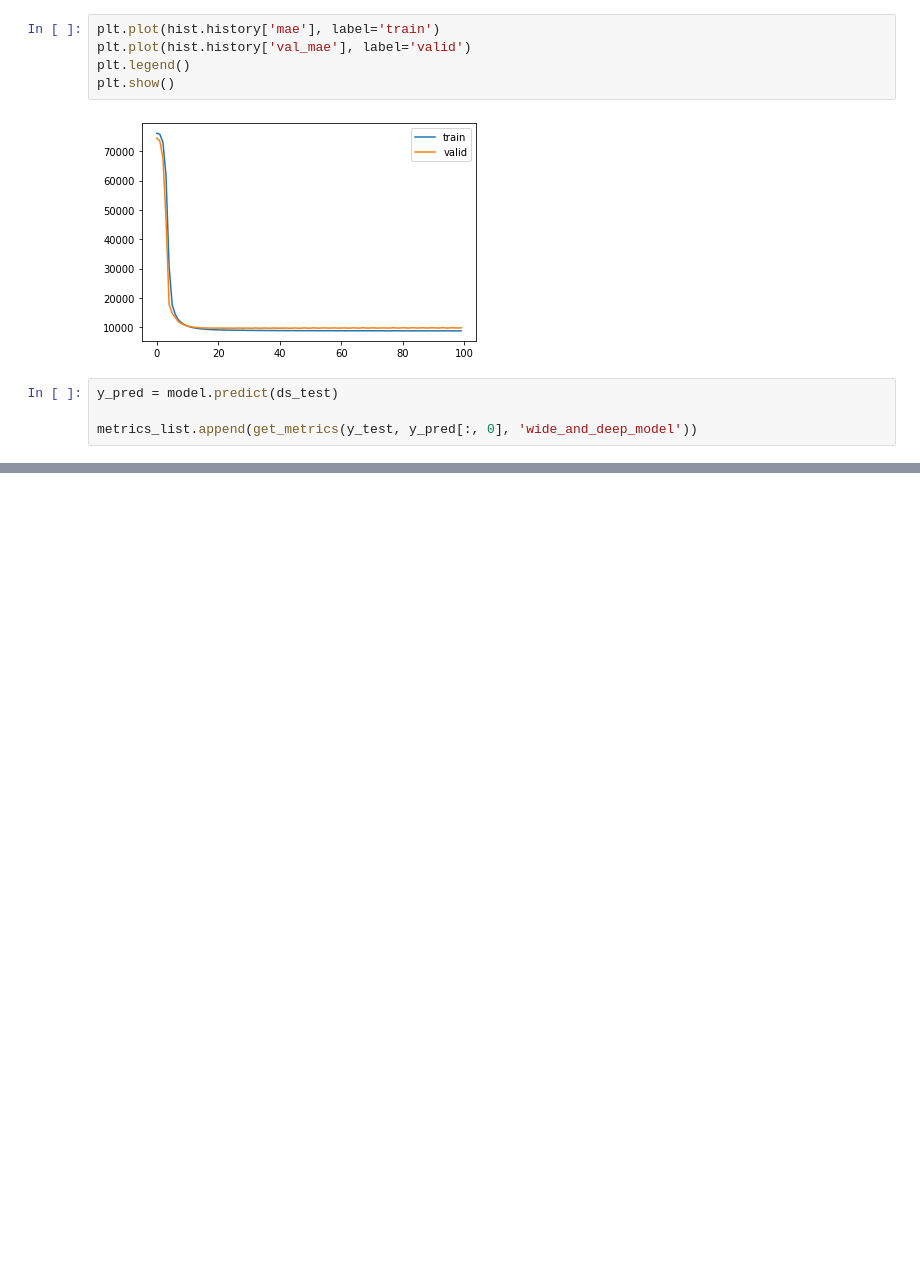
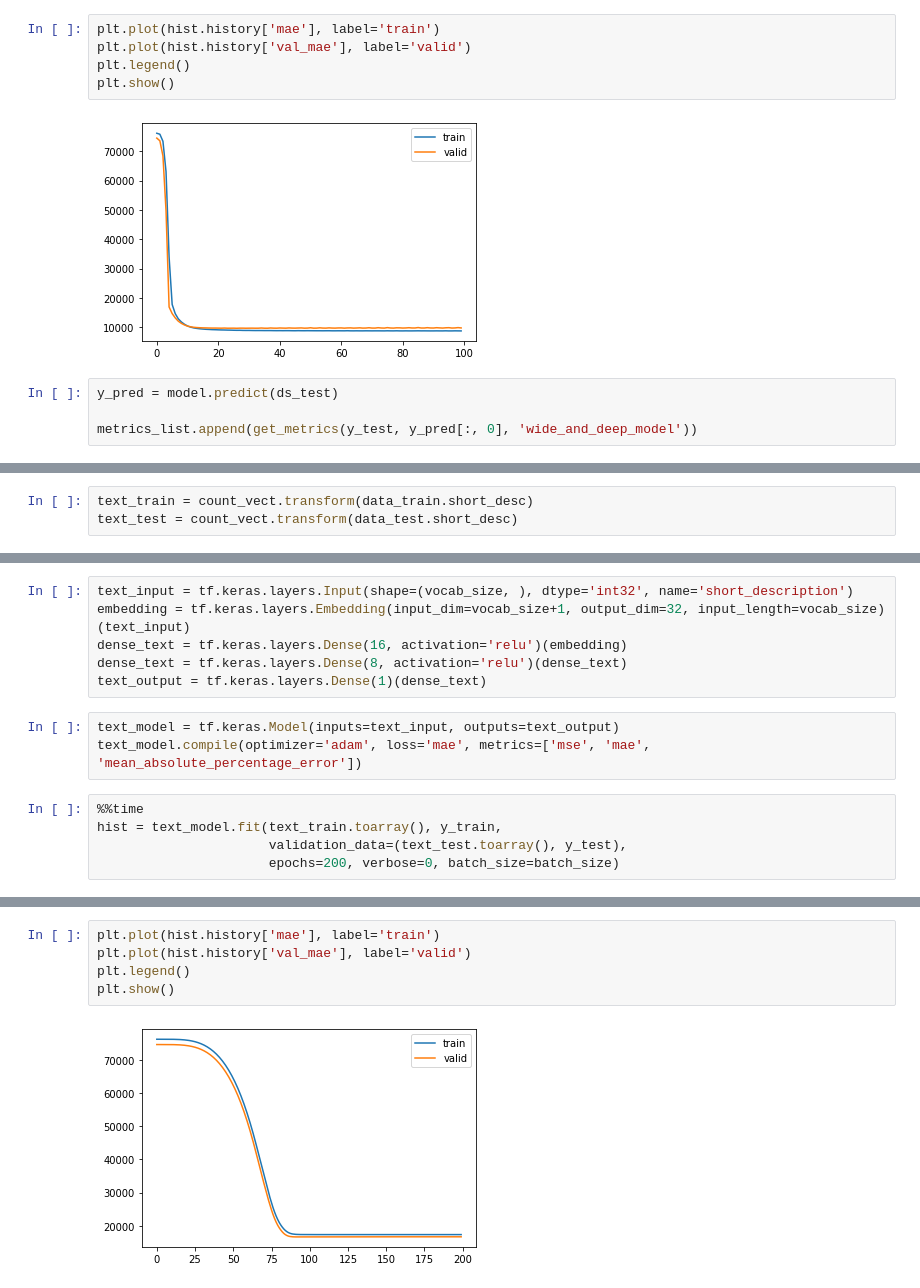
Before and after one commit to rossrco/model_house_price, a Jupyter notebook: model_prototypes.ipynb, the cells around one changed output, grey strips where cells are left out. Saved outputs shown, nothing was run; the diff lists cells and outputs as text; blank space fills up the shorter version.

Commit message:
add a text model

```diff
--- a/model_prototypes.ipynb
+++ b/model_prototypes.ipynb
@@ -316,0 +345,3 @@ pd.DataFrame(metrics_list).set_index('model').style.format(style_format)
+# %%
+text_train = count_vect.transform(data_train.short_desc)
+text_test = count_vect.transform(data_test.short_desc)
@@ -316,0 +353,14 @@ pd.DataFrame(metrics_list).set_index('model').style.format(style_format)
+# %%
+text_input = tf.keras.layers.Input(shape=(vocab_size, ), dtype='int32', name='short_description')
+embedding = tf.keras.layers.Embedding(input_dim=vocab_size+1, output_dim=32, input_length=vocab_size)(text_input)
+dense_text = tf.keras.layers.Dense(16, activation='relu')(embedding)
+dense_text = tf.keras.layers.Dense(8, activation='relu')(dense_text)
+text_output = tf.keras.layers.Dense(1)(dense_text)
+# %%
+text_model = tf.keras.Model(inputs=text_input, outputs=text_output)
+text_model.compile(optimizer='adam', loss='mae', metrics=['mse', 'mae', 'mean_absolute_percentage_error'])
+# %%
+%%time
+hist = text_model.fit(text_train.toarray(), y_train,
+                      validation_data=(text_test.toarray(), y_test),
+                      epochs=200, verbose=0, batch_size=batch_size)
@@ -316,0 +370,7 @@ pd.DataFrame(metrics_list).set_index('model').style.format(style_format)
+# %%
+plt.plot(hist.history['mae'], label='train')
+plt.plot(hist.history['val_mae'], label='valid')
+plt.legend()
+plt.show()
+# %% [output]
+[figure, added]
```
Also changed, not shown: parts of 10 cells of this notebook.
